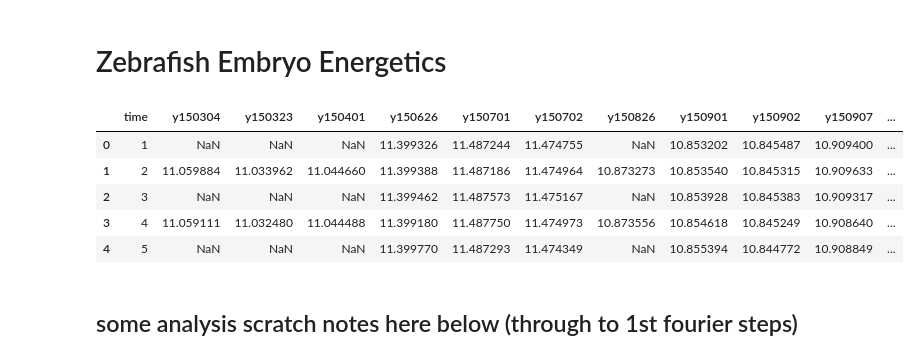
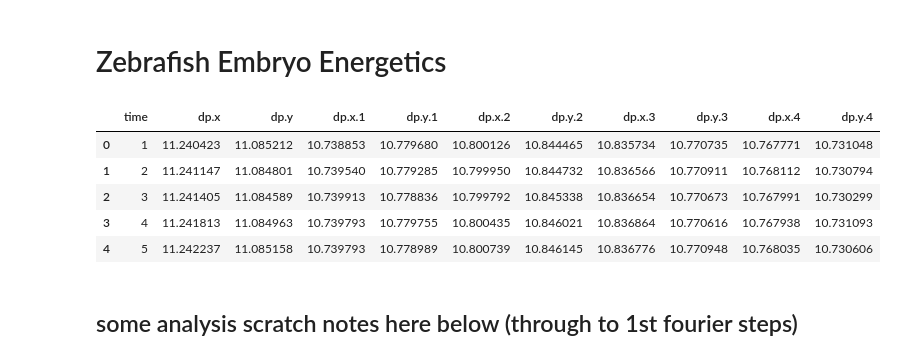
Before and after one commit to hugobowne/zebrafish_embryogenesis_energetics, a Jupyter notebook: ZF_energetics_notes.ipynb, the cells around one changed output. Drawn from its saved outputs; the diff is of its cells as text; code cells hidden in the pictures.

```diff
--- a/ZF_energetics_notes.ipynb
+++ b/ZF_energetics_notes.ipynb
@@ -3,24 +3,24 @@
 # %%
 import numpy as np
 import pandas as pd
+from scipy.signal import argrelextrema
 import matplotlib.pyplot as plt
 %matplotlib inline
 pd.set_option('display.mpl_style', 'default') # Make the graphs a bit prettier
 ##check out tutorial here:
 ##http://nbviewer.ipython.org/github/jvns/pandas-cookbook/blob/v0.1/cookbook/Chapter%201%20-%20Reading%20from%20a%20CSV.ipynb
 #data= pd.read_csv('data/235C_combined.csv')
-data = pd.read_csv('data/285C_combined.csv')
-#data = pd.read_csv('data/335C_combined.csv')
+#data = pd.read_csv('data/285C_combined.csv')
+data = pd.read_csv('data/335C_combined.csv')
 #data= pd.read_csv('data/150627_23.5_WH.csv')
+data.head()
+# %% [output]
+|  | time | dp.x | dp.y | dp.x.1 | dp.y.1 | dp.x.2 | dp.y.2 | dp.x.3 | dp.y.3 | dp.x.4 | dp.y.4 |
+| 0 | 1 | 11.240423 | 11.085212 | 10.738853 | 10.779680 | 10.800126 | 10.844465 | 10.835734 | 10.770735 | 10.767771 | 10.731048 |
+| 1 | 2 | 11.241147 | 11.084801 | 10.739540 | 10.779285 | 10.799950 | 10.844732 | 10.836566 | 10.770911 | 10.768112 | 10.730794 |
+| 2 | 3 | 11.241405 | 11.084589 | 10.739913 | 10.778836 | 10.799792 | 10.845338 | 10.836654 | 10.770673 | 10.767991 | 10.730299 |
+| 3 | 4 | 11.241813 | 11.084963 | 10.739793 | 10.779755 | 10.800435 | 10.846021 | 10.836864 | 10.770616 | 10.767938 | 10.731093 |
+| 4 | 5 | 11.242237 | 11.085158 | 10.739793 | 10.778989 | 10.800739 | 10.846145 | 10.836776 | 10.770948 | 10.768035 | 10.730606 |
-# %%
-data.head()
-# %% [output]
-|  | time | y150304 | y150323 | y150401 | y150626 | y150701 | y150702 | y150826 | y150901 | y150902 | y150907 | ... |
-| 0 | 1 | NaN | NaN | NaN | 11.399326 | 11.487244 | 11.474755 | NaN | 10.853202 | 10.845487 | 10.909400 | ... |
-| 1 | 2 | 11.059884 | 11.033962 | 11.044660 | 11.399388 | 11.487186 | 11.474964 | 10.873273 | 10.853540 | 10.845315 | 10.909633 | ... |
-| 2 | 3 | NaN | NaN | NaN | 11.399462 | 11.487573 | 11.475167 | NaN | 10.853928 | 10.845383 | 10.909317 | ... |
-| 3 | 4 | 11.059111 | 11.032480 | 11.044488 | 11.399180 | 11.487750 | 11.474973 | 10.873556 | 10.854618 | 10.845249 | 10.908640 | ... |
-| 4 | 5 | NaN | NaN | NaN | 11.399770 | 11.487293 | 11.474349 | NaN | 10.855394 | 10.844772 | 10.908849 | ... |
 # %% [markdown]
 <h2>some analysis scratch notes here below (through to 1st fourier steps)</h2>
 # %%
```
Also changed, not shown: parts of 2 cells of this notebook.
